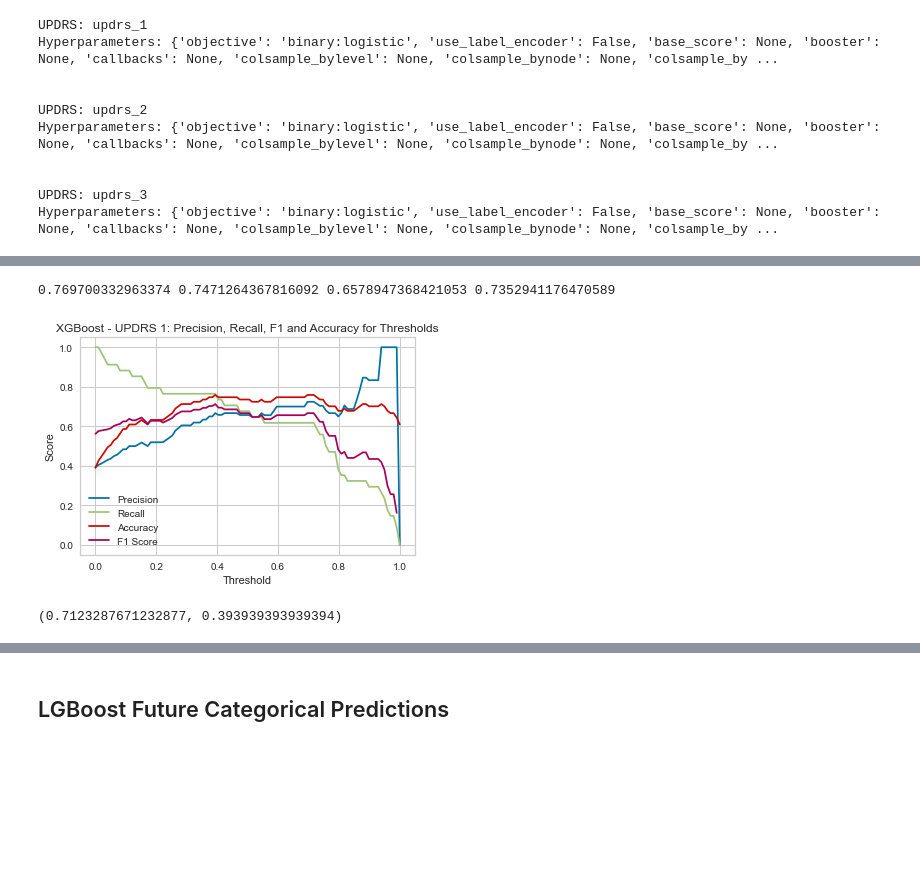
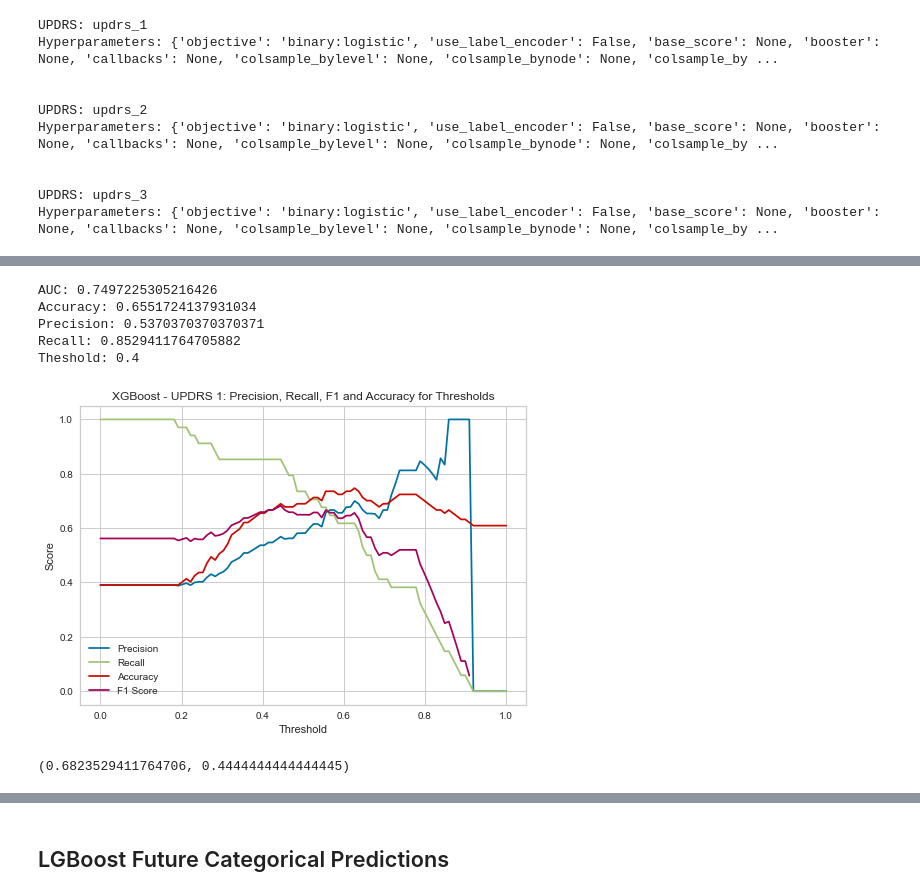
Before and after one commit to dagartga/Boosted-Models-for-Parkinsons-Prediction, a Jupyter notebook: parkinsons_1/notebooks/Compare_SMOTE_1yr_Models.ipynb, the cells around one changed output, grey strips where cells are left out. Drawn from its saved outputs; the diff is of its cells as text; code cells hidden in the pictures; blank space fills up the shorter version.

Commit message:
update smote model comparison

```diff
--- a/parkinsons_1/notebooks/Compare_SMOTE_1yr_Models.ipynb
+++ b/parkinsons_1/notebooks/Compare_SMOTE_1yr_Models.ipynb
@@ -334,10 +172,0 @@ xgb_hyperparams_df.loc['gamma', 'updrs_3'] = 0.8
-# %%
-xgb_results = dict()
-
-for updrs, df in zip(['updrs_1'], [updrs1_df]):
-    model = prepare_xgboost_model(xgb_hyperparams_df, updrs)
-    auc, acc, prec, recall = cross_fold_validation(df, model, updrs)
-    xgb_results[updrs] = {"auc":auc,
-                        "acc":acc,
-                        "prec":prec,
-                        "recall":recall}
@@ -351,10 +172,0 @@ xgb_results
-# %%
-model = prepare_xgboost_model(xgb_hyperparams_df, 'updrs_1')
-X_train_df = updrs1_df_smote.drop(columns = ['updrs_1_cat', 'visit_id', 'patient_id', 'kfold', 'updrs_1'])
-y_train_df = updrs1_df_smote['updrs_1_cat']
-X_test = updrs1_test_df.drop(columns = ['updrs_1_cat', 'visit_id', 'patient_id', 'kfold', 'updrs_1'])
-y_test = updrs1_test_df['updrs_1_cat']
-
-model.fit(X_train_df, y_train_df)
-
-preds = model.predict_proba(X_test)[:,-1]
@@ -654,19 +446,27 @@ Train AUC = 1.0
 # %%
 # Load the saved model
-model = joblib.load('../models/xgboost_updrs_1_model_max_depth.sav')
+model = joblib.load('../models/xgboost_updrs_1_model_hyperopt_smote.sav')
 
 # Make predictions on the test data
 X_test1 = updrs1_yr_test.drop(columns=['updrs_1_cat', 'kfold', 'visit_id', 'patient_id', 'updrs_1'])
 y_test1 = updrs1_yr_test['updrs_1_cat']
 
 preds = model.predict_proba(X_test1)[:, 1]
 
-print(roc_auc_score(y_test1, preds), accuracy_score(y_test1, preds>0.4), precision_score(y_test1, preds>0.4), recall_score(y_test1, preds>0.4))
+print("AUC:", roc_auc_score(y_test1, preds),
+      "\nAccuracy:", accuracy_score(y_test1, preds>0.4),
+       "\nPrecision:", precision_score(y_test1, preds>0.4),
+       "\nRecall:", recall_score(y_test1, preds>0.4),
+       "\nTheshold: 0.4")
 
 plot_precision_recall_accuracy(y_test1, preds, 'UPDRS 1', 'XGBoost')
 # %% [output]
-0.769700332963374 0.7471264367816092 0.6578947368421053 0.7352941176470589
+AUC: 0.7497225305216426
+Accuracy: 0.6551724137931034
+Precision: 0.5370370370370371
+Recall: 0.8529411764705882
+Theshold: 0.4
-[figure, old version]
+[figure, new version]
-(0.7123287671232877, 0.393939393939394)
+(0.6823529411764706, 0.4444444444444445)
 # %%
 # Load the saved model
```
Also changed, not shown: parts of 54 cells of this notebook, 17 other files.
